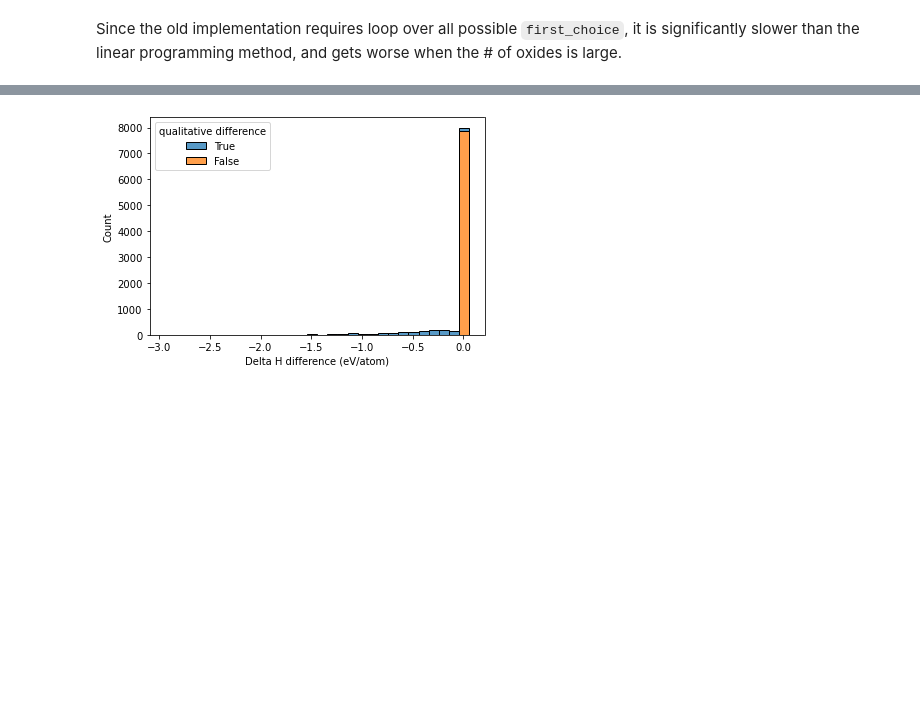
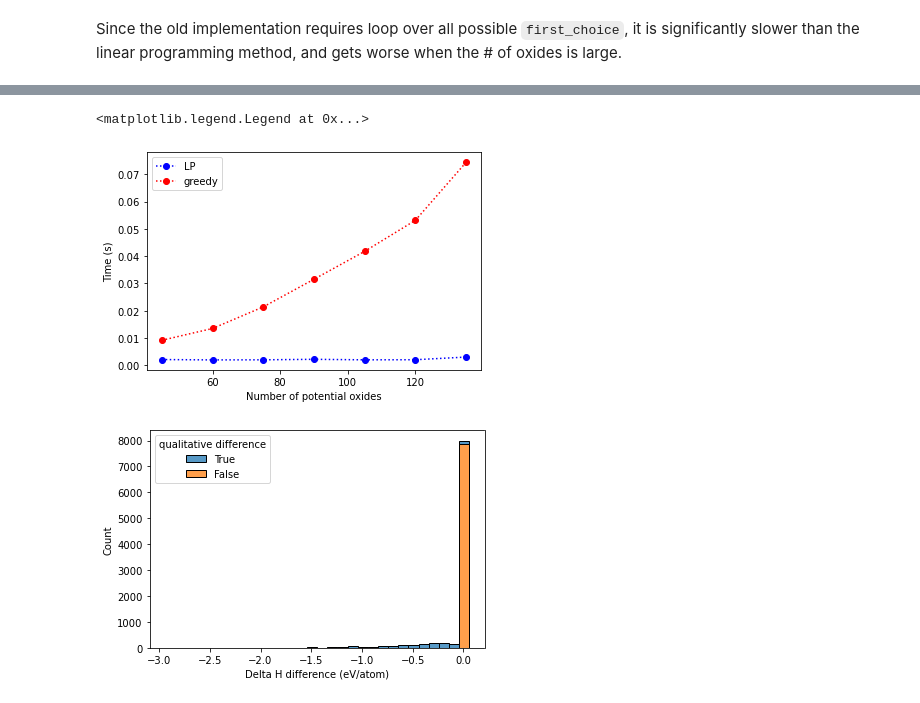
Before and after one commit to qai222/whygreedy, a Jupyter notebook: whygreedy.ipynb, the cells around one changed output, grey strips where cells are left out. Drawn from its saved outputs; the diff is of its cells as text; code cells hidden in the pictures; blank space fills up the shorter version.

Commit message:
add timing plot

```diff
--- a/whygreedy.ipynb
+++ b/whygreedy.ipynb
@@ -150,9 +150,9 @@ for seed in range(seed_max):
     dh_real_min = np.inf
     dh_new_min = np.inf
     for i in range(len(oxides)):
-        sol_old, dh_old = find_greedy_old(oxides, original, first_choice=0)
-        sol_new, dh_new = find_greedy(oxides, original, first_choice=0, real_greedy=False)
-        sol_real, dh_real = find_greedy(oxides, original, first_choice=0, real_greedy=True)
+        sol_old, dh_old = find_greedy_old(oxides, original, first_choice=i)
+        sol_new, dh_new = find_greedy(oxides, original, first_choice=i, real_greedy=False)
+        sol_real, dh_real = find_greedy(oxides, original, first_choice=i, real_greedy=True)
 
         assert check_solution(sol_new, oxides, original)
         assert check_solution(sol_old, oxides, original)
@@ -270,3 +277,38 @@ print(len(oxides))
+# %%
+num_oxides_per_chemsys = list(range(3, 10))
+import time
+
+def timing(find_function, oxides, original):
+    ts1 = time.time()
+    if "greedy" in find_function.__name__:
+        for i in range(len(oxides)):
+            find_function(oxides, original, first_choice=i)
+    else:
+        find_function(oxides, original)
+    ts2 = time.time()
+    return ts2 - ts1
+
+time_lp = []
+time_greedy = []
+num_oxides = []
+for n in num_oxides_per_chemsys:
+    original, oxides = gen_random_data(["A", "B", "C", "D"], n, 42)
+    timing_greedy = timing(find_greedy_old, oxides, original)
+    timing_lp = timing(find_lp, oxides, original)
+    time_lp.append(timing_lp)
+    time_greedy.append(timing_greedy)
+    num_oxides.append(len(oxides))
+
+import matplotlib.pylab as plt
+fig, ax = plt.subplots()
+ax.plot(num_oxides, time_lp, "bo:", label="LP")
+ax.plot(num_oxides, time_greedy, "ro:", label="greedy")
+ax.set_xlabel("Number of potential oxides")
+ax.set_ylabel("Time (s)")
+ax.legend()
+# %% [output]
+<matplotlib.legend.Legend at 0x...>
+[figure, added]
 # %%
 from whygreedy.mp import load_mp_pairs, compare_greedy_exact, hist_compare
 pairs = load_mp_pairs()
```
Also changed, not shown: parts of 2 cells of this notebook, 2 other files.
